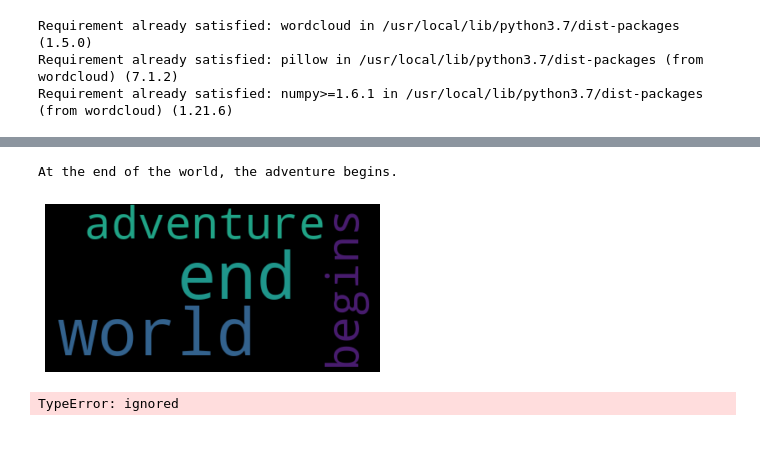
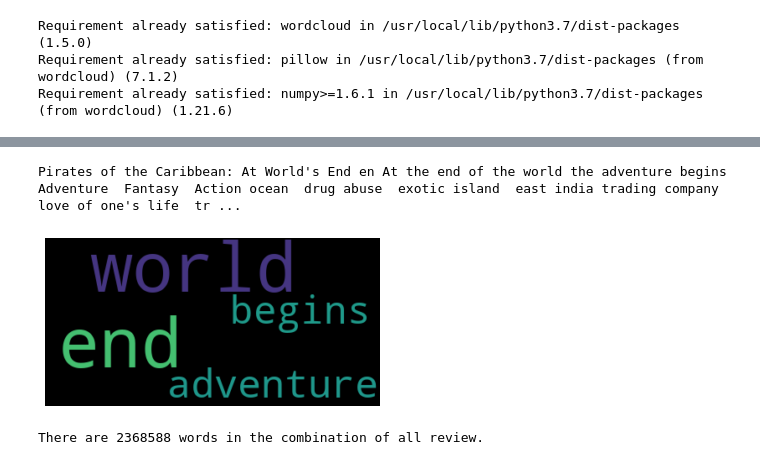
Before and after one commit to canon14/MovieRecommendationModel, a Jupyter notebook: NLP_TMDBMovieRecommendation.ipynb, the cells around one changed output, grey strips where cells are left out. Drawn from its saved outputs; the diff is of its cells as text; code cells hidden in the pictures.

```diff
--- a/NLP_TMDBMovieRecommendation.ipynb
+++ b/NLP_TMDBMovieRecommendation.ipynb
@@ -172,7 +172,7 @@ tmdb_overview_keywords_df = tmdb_overview_keywords_df.groupby(['title', 'TMDB ID
 tmdb_overview_keywords_df['overview_keywords'] = ['  '.join(map(str, l)) for l in tmdb_overview_keywords_df['keywords2_list']]
 # %%
 #Join all supplemental tables to NLP_tmdb_keywords_df
-NLP_tmdb_keywords_df = NLP_tmdb_keywords_df.merge(tmdb_keywords_df, how='left', left_on='movie_id', right_on='movieID')
-NLP_tmdb_keywords_df = NLP_tmdb_keywords_df.merge(tmdb_overview_keywords_df, how='left', left_on='movie_id', right_on='TMDB ID')
+NLP_tmdb_attributes_df = NLP_tmdb_attributes_df.merge(tmdb_keywords_df, how='left', left_on='movie_id', right_on='movieID')
+NLP_tmdb_attributes_df = NLP_tmdb_attributes_df.merge(tmdb_overview_keywords_df, how='left', left_on='movie_id', right_on='TMDB ID')
 
-NLP_tmdb_keywords_df = NLP_tmdb_keywords_df.merge(links_df, how='left', left_on='movie_id', right_on='tmdbId')
+NLP_tmdb_attributes_df = NLP_tmdb_attributes_df.merge(links_df, how='left', left_on='movie_id', right_on='tmdbId')
@@ -179,2 +182,2 @@ NLP_tmdb_keywords_df = NLP_tmdb_keywords_df.merge(links_df, how='left', left_on=
 # %%
-NLP_tmdb_keywords_df = NLP_tmdb_keywords_df[['title_x', 'original_language', 'tagline', 'genre_string', 'keywords1', 'overview_keywords', 'artists']]
+NLP_tmdb_attributes_df = NLP_tmdb_attributes_df[['title_x', 'original_language', 'tagline', 'genre_string', 'keywords1', 'overview_keywords', 'artists']]
@@ -189,0 +184,3 @@ NLP_tmdb_keywords_df.head()
+# %%
+#Fill all the NULLS with empty string
+NLP_tmdb_attributes_df = NLP_tmdb_keywords_df.fillna('')
@@ -189,0 +203,3 @@ NLP_tmdb_keywords_df.head()
+# %%
+NLP_tmdb_attributes_df['combined'] = NLP_tmdb_attributes_df['title_x'] + ' ' + NLP_tmdb_attributes_df['original_language'] + ' ' + NLP_tmdb_attributes_df['tagline'] + ' ' + NLP_tmdb_attributes_df['genre_string'] \
+                                   + ' ' + NLP_tmdb_attributes_df['keywords1'] + ' ' + NLP_tmdb_attributes_df['overview_keywords'] + ' ' + NLP_tmdb_attributes_df['artists']
@@ -190,23 +222,23 @@ NLP_tmdb_keywords_df.head()
 # %%
-print(tmdb_attributes_df.tagline[1])
+print(NLP_tmdb_attributes_df.combined[1])
 # %% [output]
-At the end of the world, the adventure begins.
+Pirates of the Caribbean: At World's End en At the end of the world the adventure begins Adventure  Fantasy  Action ocean  drug abuse  exotic island  east india trading company  love of one's life  tr ...
 # %%
 # Start with one review:
-text = tmdb_attributes_df.tagline[1]
+text = NLP_tmdb_attributes_df.tagline[1]
 
 # Create and generate a word cloud image:
 wordcloud = WordCloud().generate(text)
 
 # Display the generated image:
 plt.imshow(wordcloud, interpolation='bilinear')
 plt.axis("off")
 plt.show()
 # %% [output]
-[figure, old version]
+[figure, new version]
 # %%
 #combine all the descriptions into one big text variable
-text = " ".join(tagline for tagline in tmdb_attributes_df.tagline)
+text = " ".join(tagline for tagline in NLP_tmdb_attributes_df.combined)
 print ("There are {} words in the combination of all review.".format(len(text)))
 # %% [output]
-TypeError: ignored
+There are 2368588 words in the combination of all review.
```
Also changed, not shown: parts of 14 cells of this notebook.
